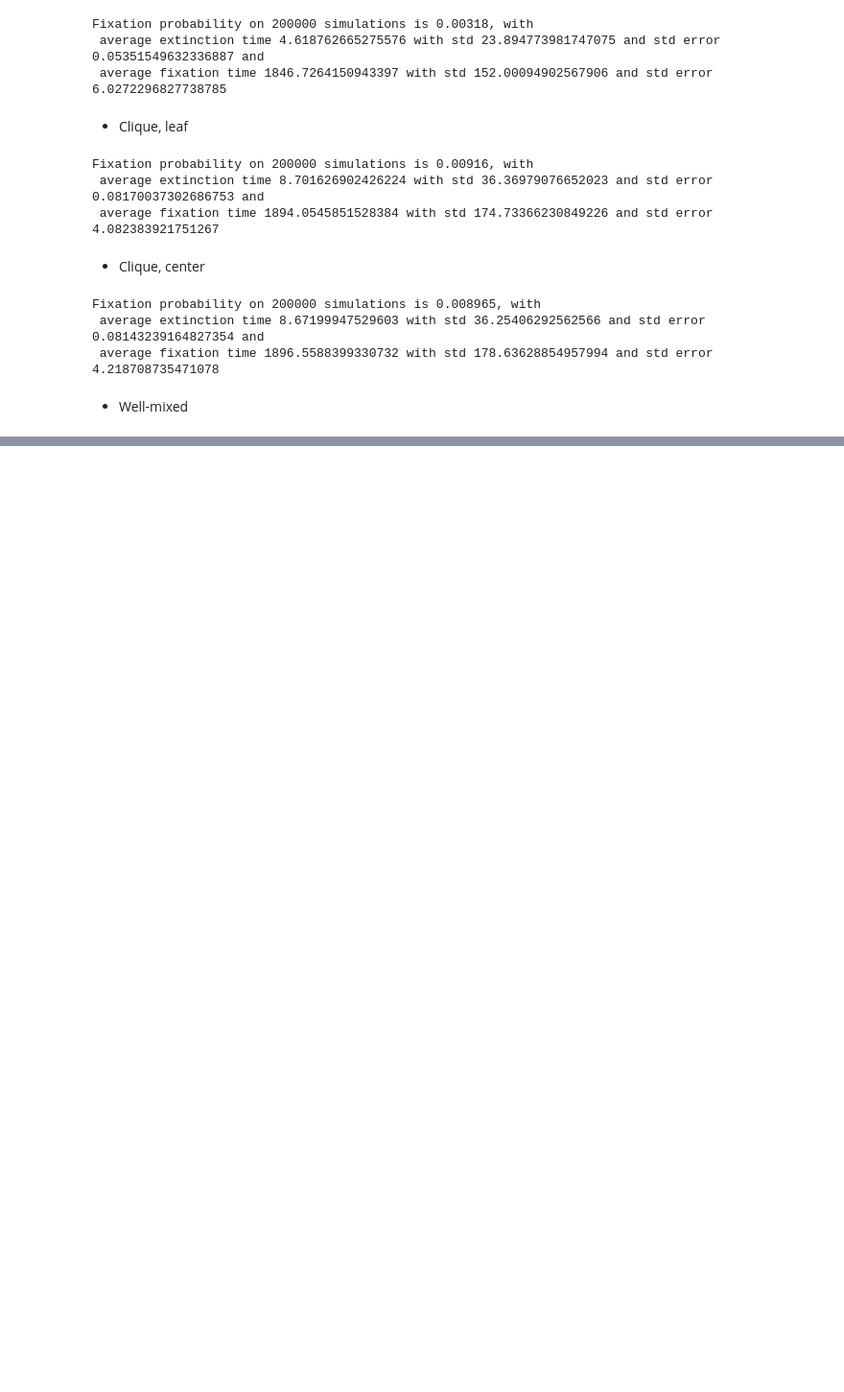
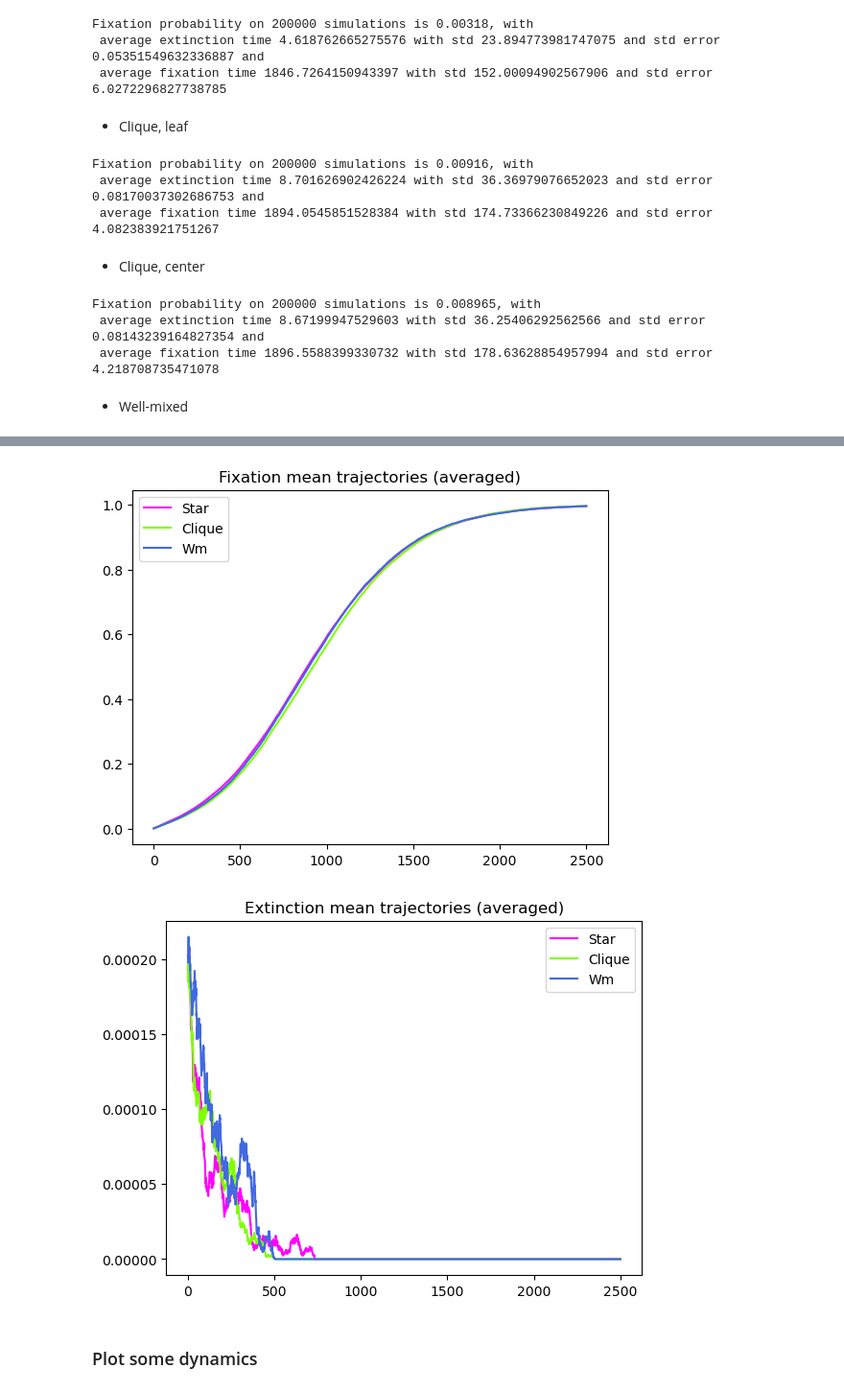
Before and after one commit to LisaPaganiEPFL/Lab-Immersion, a Jupyter notebook: Acceleration experiments/AmplificationTest5.ipynb, the cells around one changed output, grey strips where cells are left out. Shown: that part at 96% size. Saved outputs shown, nothing was run; the diff lists cells and outputs as text; code cells hidden in the pictures; blank space fills up the shorter version.

```diff
--- a/Acceleration experiments/AmplificationTest5.ipynb
+++ b/Acceleration experiments/AmplificationTest5.ipynb
@@ -437,0 +520,28 @@ print(f'Fixation probability on {nb_sim} simulations is {wm_fp}, with \n average
+# %%
+def weight(center, leaf):
+
+    K = 1000
+    N_demes = 5
+    Nc = ((N_demes-1)*mI + (1-(N_demes-1)*mO))*K
+    Nl = (mO + 1-mI)*K
+
+    return (center * Nc + leaf * (N_demes-1)*Nl)/(K*N_demes)
+# %%
+plt.plot(np.arange(1,x+1,1),weight(star_fix_center,star_fix_leaf),color=center,label='Star')
+plt.plot(np.arange(1,x+1,1),weight(clique_fix_center,clique_fix_leaf),color=leaf1,label='Clique')
+plt.plot(np.arange(1,x+1,1),wm_fix,color=leaf2,label='Wm')
+plt.title('Fixation mean trajectories (averaged)')
+plt.legend()
+plt.show()
+
+plt.plot(np.arange(1,x+1,1),weight(star_ex_center,star_ex_leaf),color=center,label='Star')
+plt.plot(np.arange(1,x+1,1),weight(clique_ex_center,clique_ex_leaf),color=leaf1,label='Clique')
+plt.plot(np.arange(1,x+1,1),wm_ex,color=leaf2,label='Wm')
+plt.title('Extinction mean trajectories (averaged)')
+plt.legend()
+plt.show()
+# %% [output]
+[figure, added]
+[figure, added]
+# %% [markdown]
+### Plot some dynamics
```
Also changed, not shown: parts of 14 cells of this notebook.
